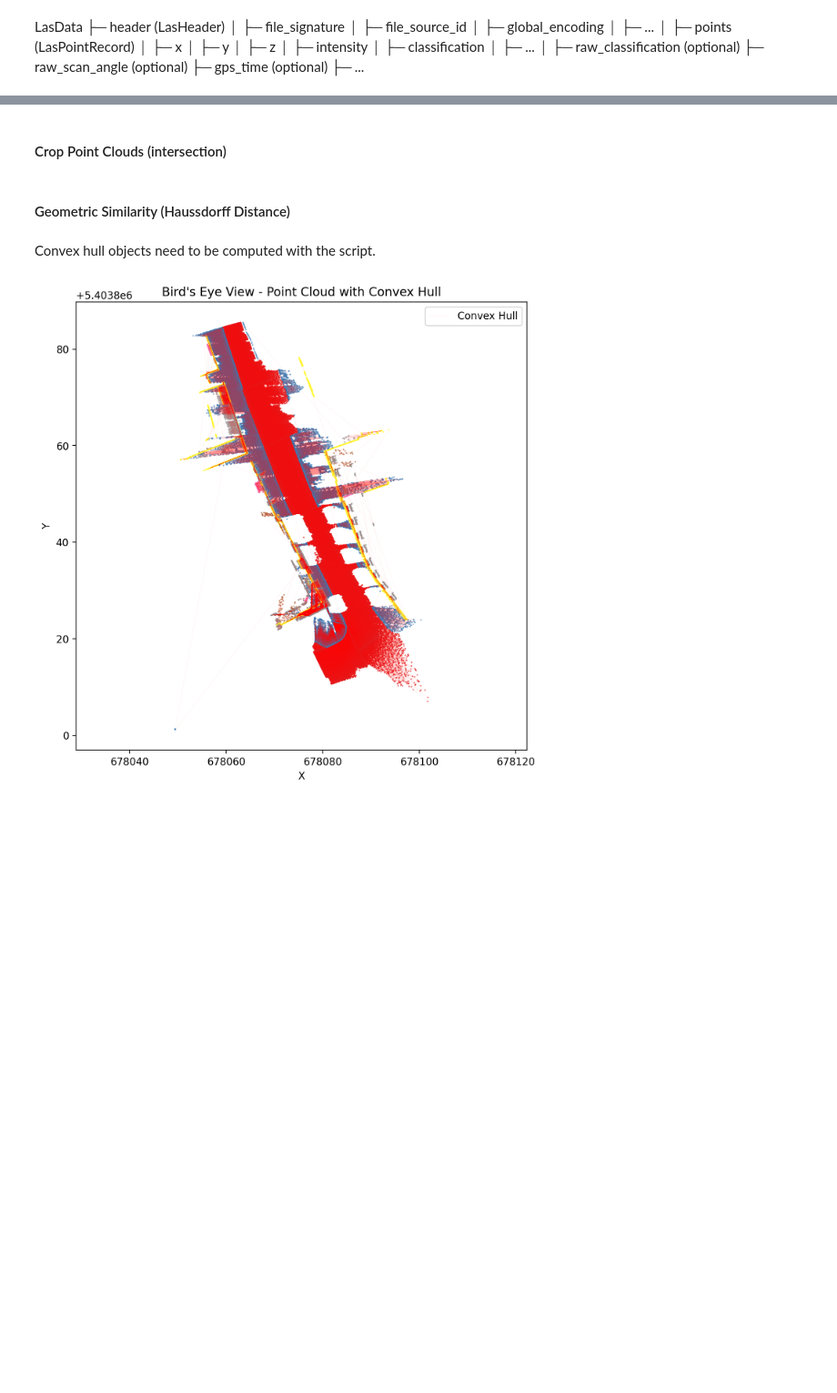
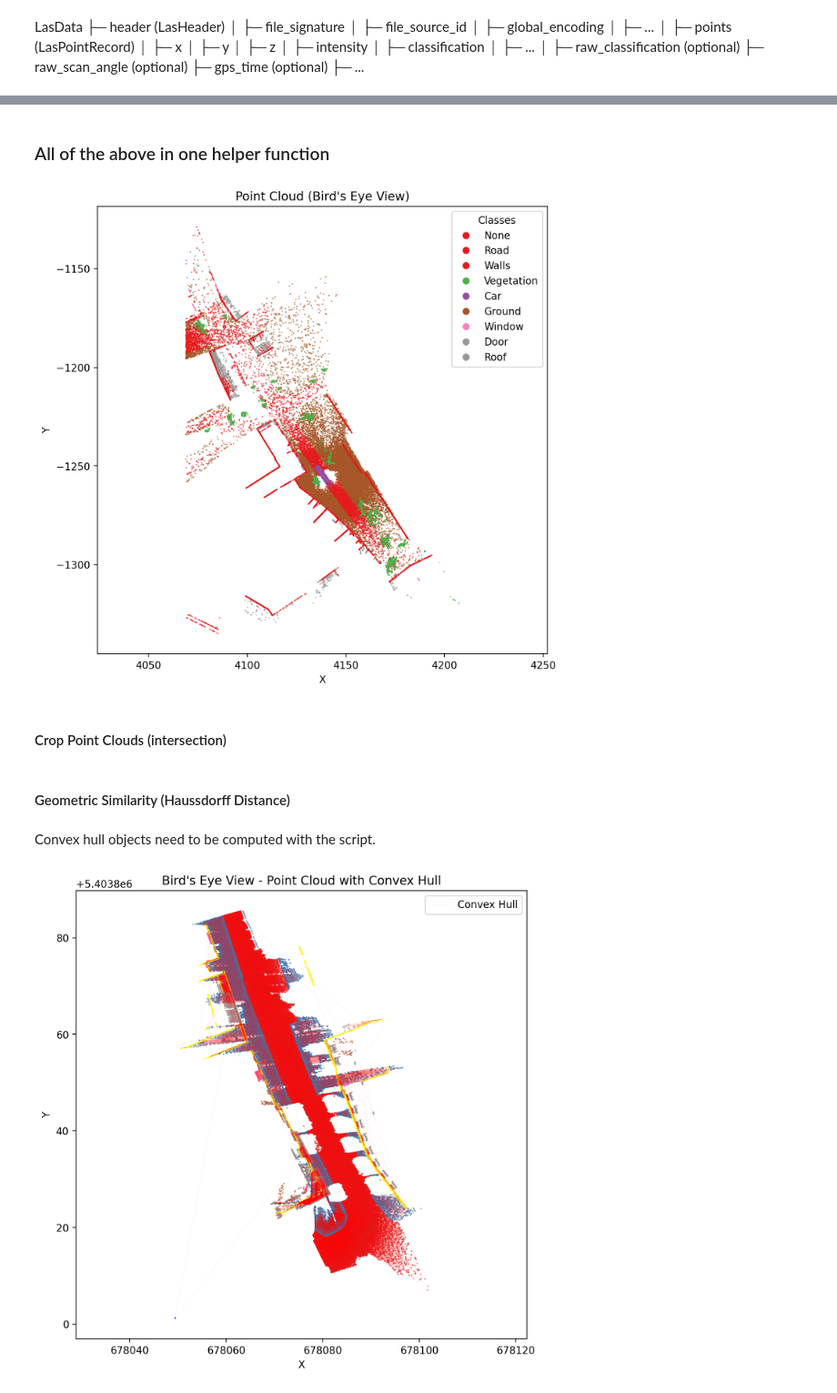
Before and after one commit to Madlab2/CloudMetrics, a Jupyter notebook: notebooks/compare_pointclouds.ipynb, the cells around one changed output, grey strips where cells are left out. Shown at 91% size. Drawn from its saved outputs; the diff is of its cells as text; code cells hidden in the pictures; blank space fills up the shorter version.

```diff
--- a/notebooks/compare_pointclouds.ipynb
+++ b/notebooks/compare_pointclouds.ipynb
@@ -133,2 +131,12 @@ ValueError: zero-size array to reduction operation minimum which has no identity
+# %% [markdown]
+### All of the above in one helper function
+# %%
+real_pc_path = '/home/Meins/Uni/TUM/SS23/Data Lab/Labelling/Label-Datasets/train/Train1 - labelled.las'
+synth_pc_path = '/home/Meins/Uni/TUM/SS23/Data Lab/Data Sets/Synthetic/Val_1 - Cloud.las'
+cropped_points_real, cropped_points_synth = helper.import_and_prepare_point_clouds(real_pc_path, synth_pc_path, shift_real=True, flip_synth=True)
+# %%
+helper.plot_bev(cropped_points_synth, 'synth')
+# %% [output]
+[figure, added]
 # %% [markdown]
 #### Crop Point Clouds (intersection)
```
Also changed, not shown: parts of 24 cells of this notebook, 3 other files.
